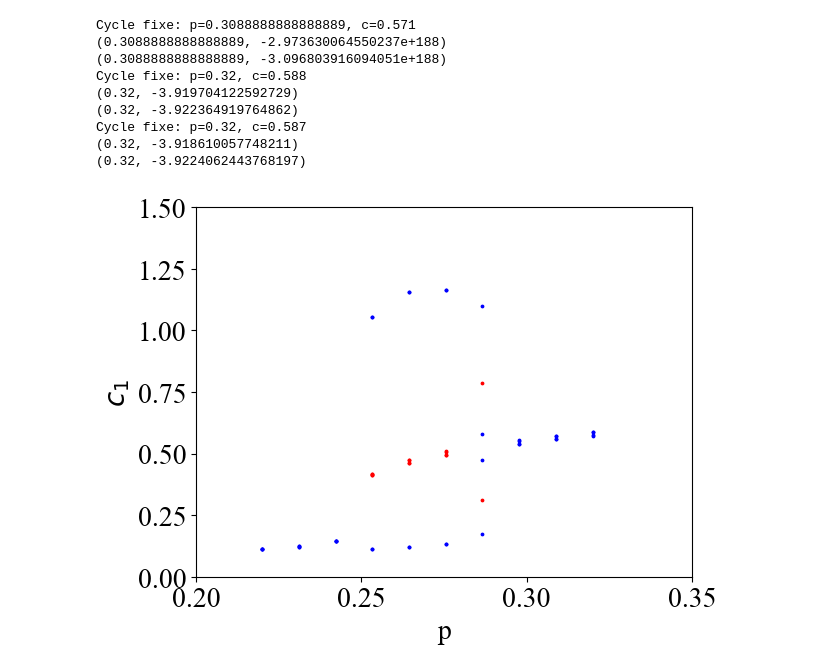
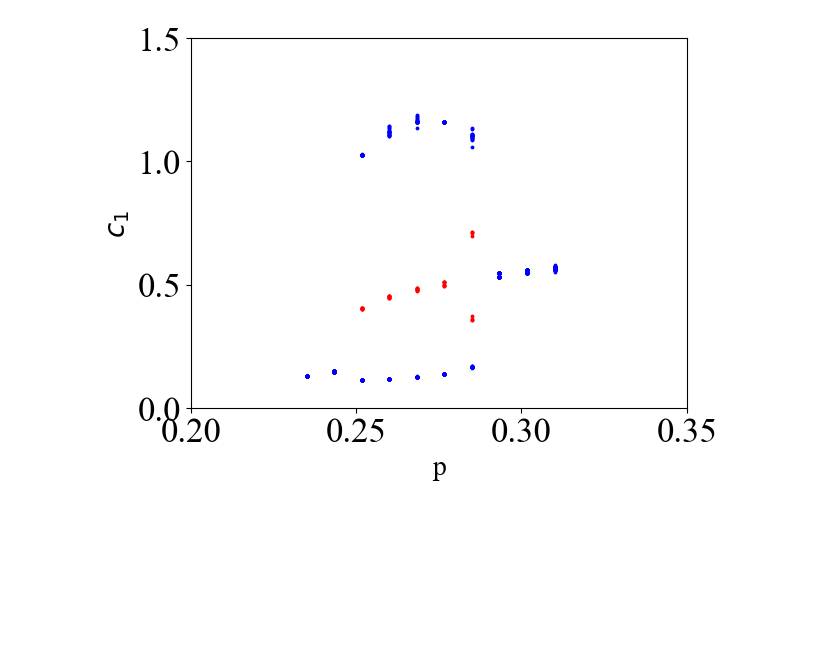
Before and after one commit to Charles-EricLaf/Chaos-PHY-2502-_H24, a Jupyter notebook: Code_ZRJ_V1.ipynb, the cells around one changed output. Saved outputs shown, nothing was run; the diff lists cells and outputs as text; code cells hidden in the pictures; blank space fills up the shorter version.

```diff
--- a/Code_ZRJ_V1.ipynb
+++ b/Code_ZRJ_V1.ipynb
@@ -196,16 +183,11 @@ def fill_interactions_matrix(interactions):
 def graph_format_ax(ax):
     ax.tick_params(direction="in")
 # %%
-n_cpu = multiprocessing.cpu_count()//2
-print("Nombre de CPU disponibles: ", n_cpu)
-
 # Comportement d'une cellule avec c_2 constant
 DIM_C = [0,1,1000]
 DIM_H = [0,1,1000]
 ps = [0.2,0.21,0.22,0.23,0.24,0.25,0.255,0.26,0.265,0.27,0.275,0.28,0.285,0.29,0.295,0.30,0.31,0.32]
-ps = np.linspace(0.22,0.32,10)
-# ps = np.linspace(0.245,0.255,10)
-# ps = [0.2501]
+ps = np.linspace(0.235,0.31,10)
 Ds = [0.1]
 
 c_1 = np.linspace(DIM_C[0],DIM_C[1],DIM_C[2])
@@ -219,57 +201,25 @@ t = np.linspace(t_span[0],t_span[1],t_span[2])
 cycles_fixes = [] # (p,c)
 cycles_fixes_instables = []
 ch0 = [(0.53,0.6),(0.2,0.75)]
-# 0.243
+possible_c = np.linspace(0.1,0.6,1000)
+possible_h = np.linspace(0.5,0.8,1000)
+for _ in range(20):
+    ch0.append((possible_h[np.random.randint(0,1000)],possible_c[np.random.randint(0,1000)]))
 for p in  ps:
     for c_1_0, h_1_0 in ch0:
-        # dc_1 = dc(C_1,c_2, H_1, p, Ds[0])
-        # dh_1 = dh(C_1,H_1,p)
-
-        # c_1_0 = 0.155
-        # h_1_0 = 0.79
-
-        # c_1_0 = 0.53
-        # h_1_0 = 0.6
-
-        # c_1_0 = 0.2
-        # h_1_0 = 0.75
-
-        # processe1 = multiprocessing.Process(target=solve_ivp, kwargs={"fun":one_cell, "t_span":t_span[:2], "y0":[h_1_0,c_1_0], "dense_output":True,"args":[c_2,p,Ds[0]]})
-        # processe1.start()
-        # processe1.join()
         sol = solve_ivp(one_cell,t_span[:2],[h_1_0,c_1_0],dense_output=True, args=[c_2,p,Ds[0]])
         sol_inv = solve_ivp(one_cell,[t_span[1], t_span[0]],[h_1_0,c_1_0],dense_output=True, args=[c_2,p,Ds[0]])
         h, c = sol.sol(t)
         h_inv, c_inv = sol_inv.sol(t)
 
 
-        print(f"Cycle fixe: p={p}, c={round(np.max(c[-100:]),3)}")
+        # print(f"Cycle fixe: p={p}, c={round(np.max(c[-100:]),3)}")
         cycles_fixes.append((p,np.max(c[-100:])))
         cycles_fixes.append((p,np.min(c[-100:])))
         cycles_fixes_instables.append((p,np.max(c_inv[:100])))
-        print(cycles_fixes_instables[-1])
+        # print(cycles_fixes_instables[-1])
         cycles_fixes_instables.append((p,np.min(c_inv[:100])))
-        print(cycles_fixes_instables[-1])
-        # print(h[-1], c[-1])
-        # print(h[-1]-h[-2], c[-1]-c[-2])
-        # plt.figure(figsize=(16,8))
-        # fig, axs = plt.subplots(1,2)
-        # axs[0].streamplot(H_1, C_1, dh_1, dc_1, density=1, linewidth=0.5, arrowsize=0.6, broken_streamlines=False,color="black",zorder=0)
-        # axs[0].plot(h,c,color="red",zorder=1)
-        # axs[0].plot(h[-100:], c[-100:], color="blue",zorder=2)
-        # axs[0].plot(h_inv, c_inv, color="green",zorder=3,linewidth=1,alpha=1)
-
-        # # plt.scatter(h_1[pt_fixes[1]], c_1[pt_fixes[0]],s=10,c="orange",alpha=1)
-        # axs[0].set_xlabel('h')
-        # axs[0].set_ylabel('c')
-        # axs[0].set_xlim(0.5,0.9)
-        # # plt.xlim([0.6,0.85])
-        # axs[0].set_ylim(DIM_C[:2])
-        # # plt.vlines([0.79],[0],[1])
-        # axs[0].text(0,0.8,f"P={p}\nD={D}")
-        # q=1000
-        # axs[1].plot(t[:-q:-1],c_inv[:q-1])
-        # plt.show()
+        # print(cycles_fixes_instables[-1])
 
 p_cycle, c_cycle = list(zip(*cycles_fixes))
 p_cycle_instable, c_cycle_instable = list(zip(*cycles_fixes_instables))
@@ -301,13 +234,4 @@ Cycle fixe: p=0.3088888888888889, c=0.57
-Cycle fixe: p=0.3088888888888889, c=0.571
-(0.3088888888888889, -2.973630064550237e+188)
-(0.3088888888888889, -3.096803916094051e+188)
-Cycle fixe: p=0.32, c=0.588
-(0.32, -3.919704122592729)
-(0.32, -3.922364919764862)
-Cycle fixe: p=0.32, c=0.587
-(0.32, -3.918610057748211)
-(0.32, -3.9224062443768197)
-[figure, old version]
+[figure, new version]
 # %%
 def general(t_span, c0, h0, p, kf, interactions, c_mod):
     """
```
Also changed, not shown: parts of 8 cells of this notebook.
